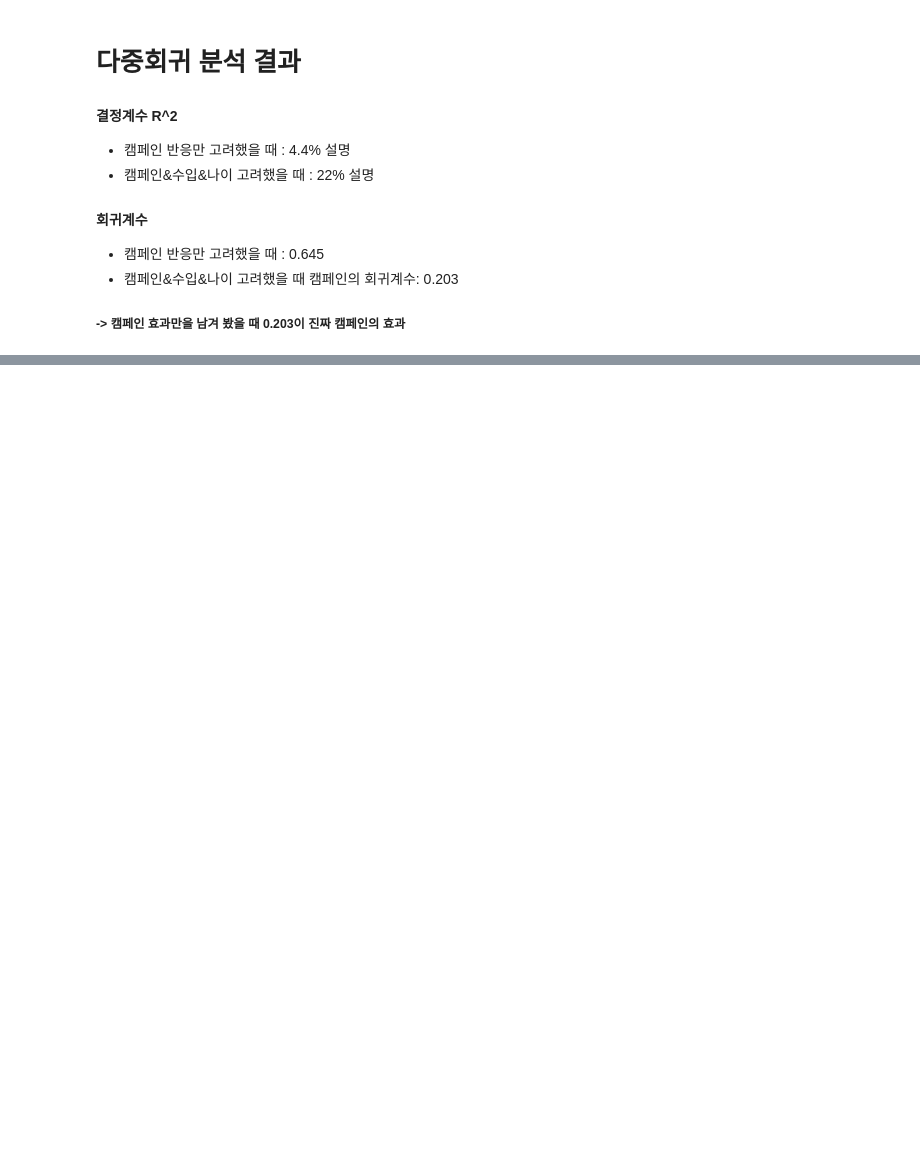
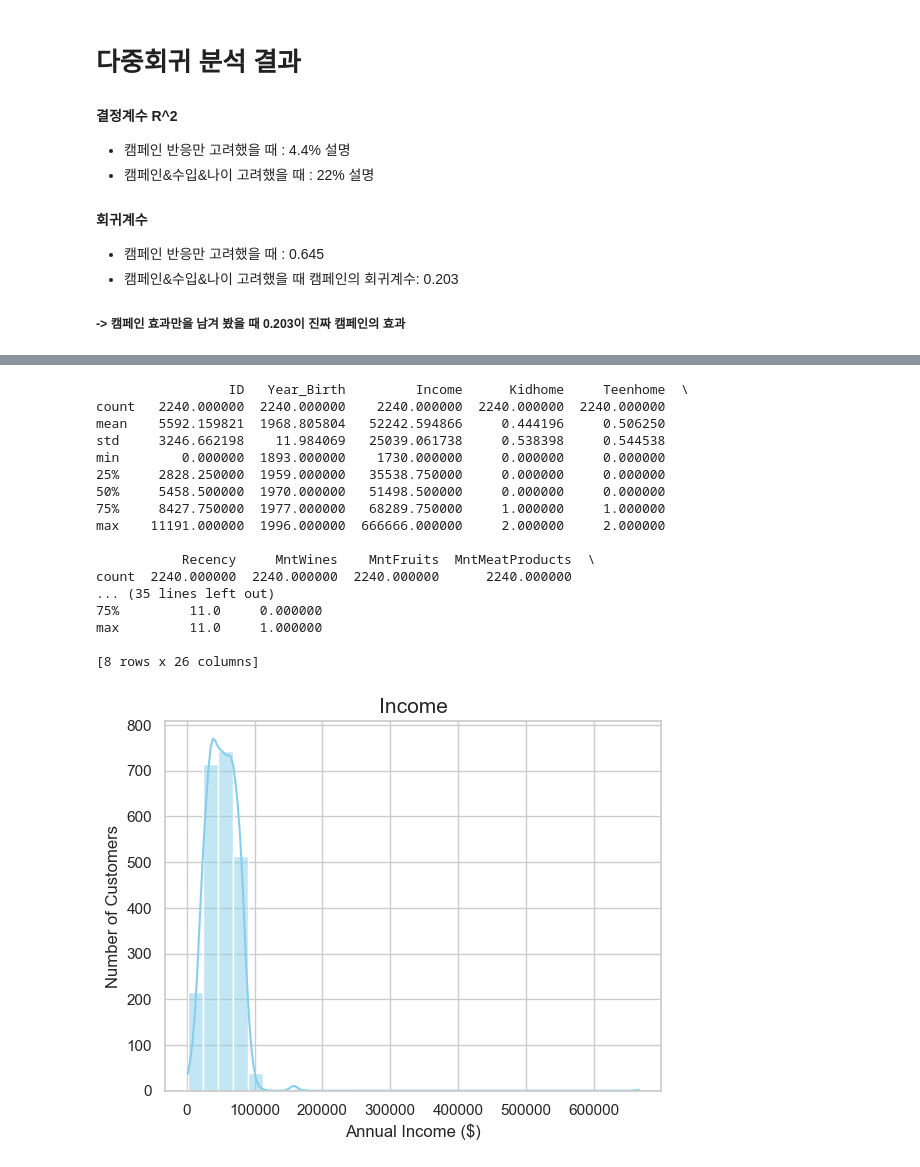
Before and after one commit to haejun1/DataAnalytics, a Jupyter notebook: numpy/8regression.ipynb, the cells around one changed output, grey strips where cells are left out. Cells and saved outputs as stored; diff of their text form; code cells hidden in the pictures; blank space fills up the shorter version.

```diff
--- a/numpy/8regression.ipynb
+++ b/numpy/8regression.ipynb
@@ -263,0 +290,19 @@ Notes:
+# %%
+#1. 결측치 파악 및 처리
+df2.isna().sum()  #income 결측치 24개 존재
+#처리방법1 : 제거
+    #전체 데이터의 약 0.1%로 작기때문에 제거한다
+#처리방법2 : 중앙값
+    #수입은 이상치로 인해 왜곡될 수 있기 때문에 중앙값으로 처리한다
+#처리방법3 : 그룹별 중앙값
+    #학력별로 소득이 다를 수 있음을 고려하여 학력별로 중앙값을 채운다
+
+#가정 : 수입이 없는건 아닐까? -> 아니다
+    #수입이 없다기엔 지출액이 적지않게 있다
+    #수입이 없다기엔 학력이 있다
+    #-> 오류거나 수입을 밝히지 않은 고객이라고 판단
+
+#선택 : 처리방법3
+#이유 : 수입이 나타나 있지 않지만 학력, 소비 등으로 어느정도 예측이 가능, 최대한 모든 데이터 살리고 가보겠음
+df2['Income'] = df2['Income'].fillna(df2.groupby('Education')['Income'].transform('median'))
+print(df2.isna().sum()) #처리완료
@@ -263,0 +327,46 @@ Notes:
+# %%
+#2. 이상치 처리
+#이상치도 데이터지만 이상치로 인해 정상적인 흐름파악 및 분석이 어려움으로 제거
+#마케팅 데이터인 만큼 이상치 + 상위n% 고객을 분석해 프리미엄 고객 마케팅을 고려해보려고 함
+
+#데이터 이상치 파악
+print(df2.describe())
+
+#나이 : 1893년(최소값), 약 130살 -> 이상치로 판단 -> 110세 이상은 제거하겠다
+df2 = df2[df2['Year_Birth'] > 1910]
+
+#수입 : 최소값 최대값 모두 1분위, 4분위와 떨어져 보이지만 "연속성"까지 파악해보고 처리하겠다 -> 시각화로 판단
+sns.histplot(
+    data=df2,           # 사용할 데이터
+    x='Income',         # 가로축에 놓을 컬럼명
+    bins=30,            # 막대를 몇 개로 쪼갤 것인가 (숫자가 클수록 촘촘해짐)
+    kde=True,           # 막대 위에 부드러운 곡선(추세선)을 그릴지 여부
+    color='skyblue'     # 막대 색상
+)
+plt.title('Income', fontsize=15) # 제목과 글자 크기
+plt.xlabel('Annual Income ($)', fontsize=12)              # x축 이름
+plt.ylabel('Number of Customers', fontsize=12)            # y축 이름 (빈도수)
+plt.show()
+    #15만 이상 데이터는 이상치로 판단됨 -> 제거 but 나중에 고소득 고객분류에 사용할거니깐 df새로 파서 저장하겠음(안하겠음)
+df2 = df2[df2['Income'] < 150000]
+
+#Mnt~ : max값이 4분위와 떨어진 것들이 보임. 시각화로 추가 확인후 처리, 당장은 이상치로 보이진 않음
+# %% [output]
+                 ID   Year_Birth         Income      Kidhome     Teenhome  \
+count   2240.000000  2240.000000    2240.000000  2240.000000  2240.000000
+mean    5592.159821  1968.805804   52242.594866     0.444196     0.506250
+std     3246.662198    11.984069   25039.061738     0.538398     0.544538
+min        0.000000  1893.000000    1730.000000     0.000000     0.000000
+25%     2828.250000  1959.000000   35538.750000     0.000000     0.000000
+50%     5458.500000  1970.000000   51498.500000     0.000000     0.000000
+75%     8427.750000  1977.000000   68289.750000     1.000000     1.000000
+max    11191.000000  1996.000000  666666.000000     2.000000     2.000000
+
+           Recency     MntWines    MntFruits  MntMeatProducts  \
+count  2240.000000  2240.000000  2240.000000      2240.000000
+... (35 lines left out)
+75%         11.0     0.000000
+max         11.0     1.000000
+
+[8 rows x 26 columns]
+[figure, added]
```
Also changed, not shown: parts of 6 cells of this notebook, 3 other files.
